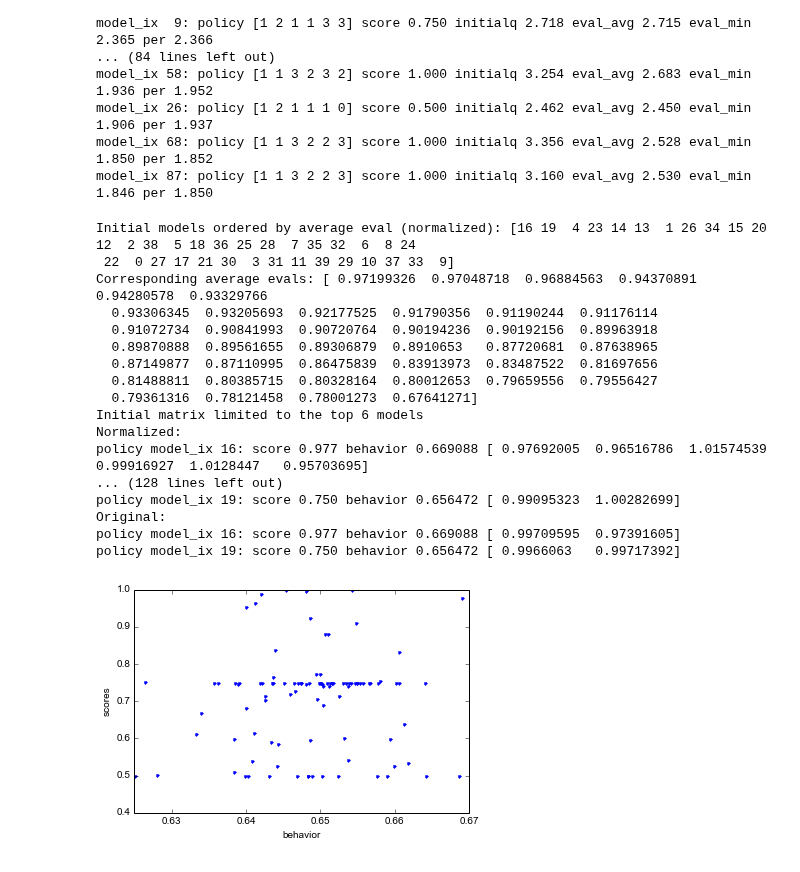
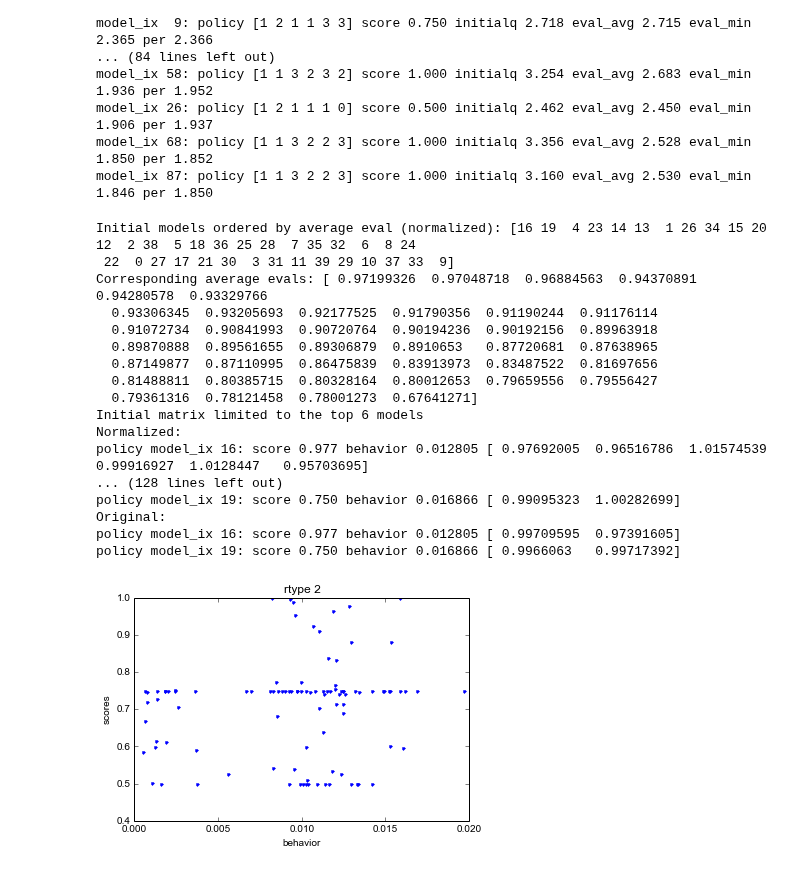
Before and after one commit to lisa-1010/smart-tutor, a Jupyter notebook: code/robustmatrixevaluation.ipynb, the cells around one changed output. Drawn from its saved outputs; the diff is of its cells as text; code cells hidden in the pictures.

Commit message:
adding in experimental results

```diff
--- a/code/robustmatrixevaluation.ipynb
+++ b/code/robustmatrixevaluation.ipynb
@@ -468,8 +468,8 @@ data12 = np.load('experiments/test2_model_small-dropout10-shuffle0-data-test2-n1
 data21 = np.load('experiments/test2_model_small-dropout10-shuffle0-data-test2-n100000-l5-random.pickle/mcts-rtype1-rollouts3000-trajectories100-real1-runA.npz')
 data22 = np.load('experiments/test2_model_small-dropout10-shuffle0-data-test2-n100000-l5-random.pickle/mcts-rtype1-rollouts3000-trajectories100-real1-runB.npz')
 
-data31 = np.load('experiments/test2_model_small-dropout10-shuffle0-data-test2-n100000-l5-random.pickle/policies-rtype1-trajectories400-runA.npz')
-data32 = np.load('experiments/test2_model_small-dropout10-shuffle0-data-test2-n100000-l5-random.pickle/policies-rtype1-trajectories400-runB.npz')
+data31 = np.load('experiments/test2_model_small-dropout10-shuffle0-data-test2-n100000-l5-random.pickle/policies-rtype2-trajectories400-runA.npz')
+data32 = np.load('experiments/test2_model_small-dropout10-shuffle0-data-test2-n100000-l5-random.pickle/policies-rtype2-trajectories400-runB.npz')
 
 data51 = np.load('experiments/test2_model_small-dropout10-shuffle0-data-test2-n100000-l5-random.pickle/initialq-rtype1-rollouts100000-runA.npz')
 data52 = np.load('experiments/test2_model_small-dropout10-shuffle0-data-test2-n100000-l5-random.pickle/initialq-rtype1-rollouts100000-runB.npz')
@@ -575,6 +575,7 @@ def analyzeRME(raw_evals, eval_ixs, scores, vloss, behavior, initialq):
 
     # look at correlation between behavior and scores
     figure()
+    title('rtype 2')
     plot(behavior,scores,'.',color='#0000ff')
     xlabel('behavior')
     ylabel('scores')
@@ -656,38 +657,38 @@ def analyzeRME(raw_evals, eval_ixs, scores, vloss, behavior, initialq):
         sorted_std_eix = np.argsort(eval_std)
         sorted_std_ix = eval_ixs[sorted_std_eix]
         ranked_std_eix = get_ranks(sorted_std_eix)
 
         six.print_('Sorted by smallest std of evals by other models')
         six.print_('scores: {}'.format(array2str(scores[sorted_std_ix])))
 
         eval_stdt = np.std(raw_evals,axis=0)
         sorted_stdt_eix = np.argsort(eval_stdt)
         sorted_stdt_ix = eval_ixs[sorted_stdt_eix]
         ranked_stdt_eix = get_ranks(sorted_stdt_eix)
 
         six.print_('Sorted by smallest std of own evals')
         six.print_('scores: {}'.format(array2str(scores[sorted_stdt_ix])))
 
 analyzeRME(raw_evals, eval_ixs, scores, vloss, behavior, initialq)
 # %% [output]
 Initial models ordered by average eval (normalized): [16 19  4 23 14 13  1 26 34 15 20 12  2 38  5 18 36 25 28  7 35 32  6  8 24
  22  0 27 17 21 30  3 31 11 39 29 10 37 33  9]
 Corresponding average evals: [ 0.97199326  0.97048718  0.96884563  0.94370891  0.94280578  0.93329766
   0.93306345  0.93205693  0.92177525  0.91790356  0.91190244  0.91176114
   0.91072734  0.90841993  0.90720764  0.90194236  0.90192156  0.89963918
   0.89870888  0.89561655  0.89306879  0.8910653   0.87720681  0.87638965
   0.87149877  0.87110995  0.86475839  0.83913973  0.83487522  0.81697656
   0.81488811  0.80385715  0.80328164  0.80012653  0.79659556  0.79556427
   0.79361316  0.78121458  0.78001273  0.67641271]
 Initial matrix limited to the top 6 models
 Normalized:
-policy model_ix 16: score 0.977 behavior 0.669088 [ 0.97692005  0.96516786  1.01574539  0.99916927  1.0128447   0.95703695]
+policy model_ix 16: score 0.977 behavior 0.012805 [ 0.97692005  0.96516786  1.01574539  0.99916927  1.0128447   0.95703695]
 ... (128 lines left out)
-policy model_ix 19: score 0.750 behavior 0.656472 [ 0.99095323  1.00282699]
+policy model_ix 19: score 0.750 behavior 0.016866 [ 0.99095323  1.00282699]
 Original:
-policy model_ix 16: score 0.977 behavior 0.669088 [ 0.99709595  0.97391605]
-policy model_ix 19: score 0.750 behavior 0.656472 [ 0.9966063   0.99717392]
+policy model_ix 16: score 0.977 behavior 0.012805 [ 0.99709595  0.97391605]
+policy model_ix 19: score 0.750 behavior 0.016866 [ 0.9966063   0.99717392]
-[figure, old version]
+[figure, new version]
 # %%
 '''
 Now let's look at proper RME with dropout
```
Also changed, not shown: parts of 1 cell of this notebook, 11 other files.
